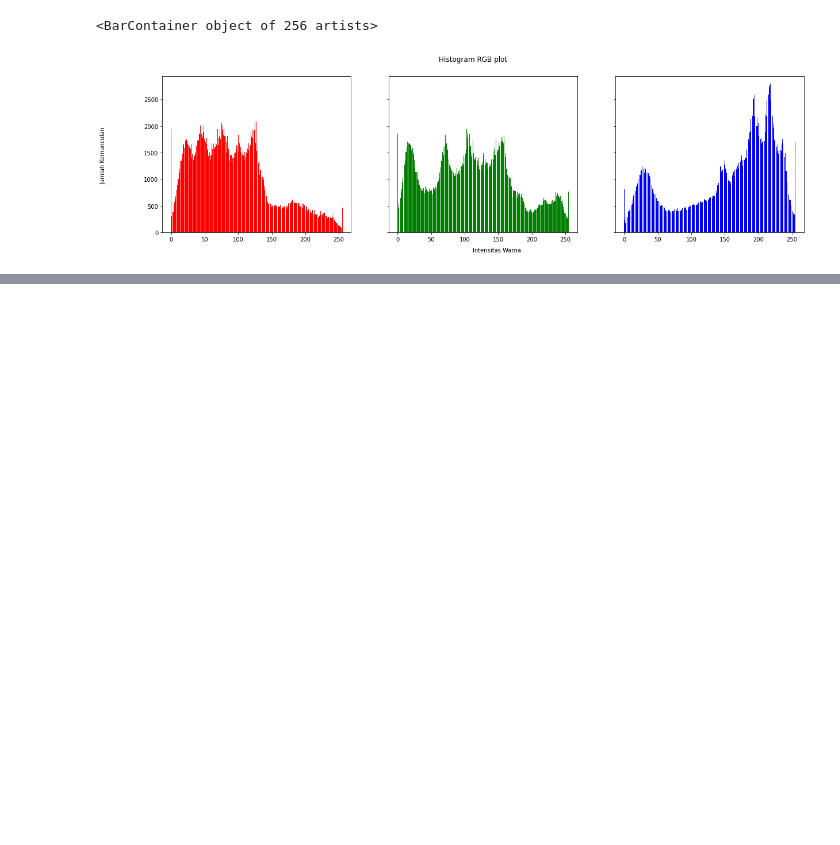
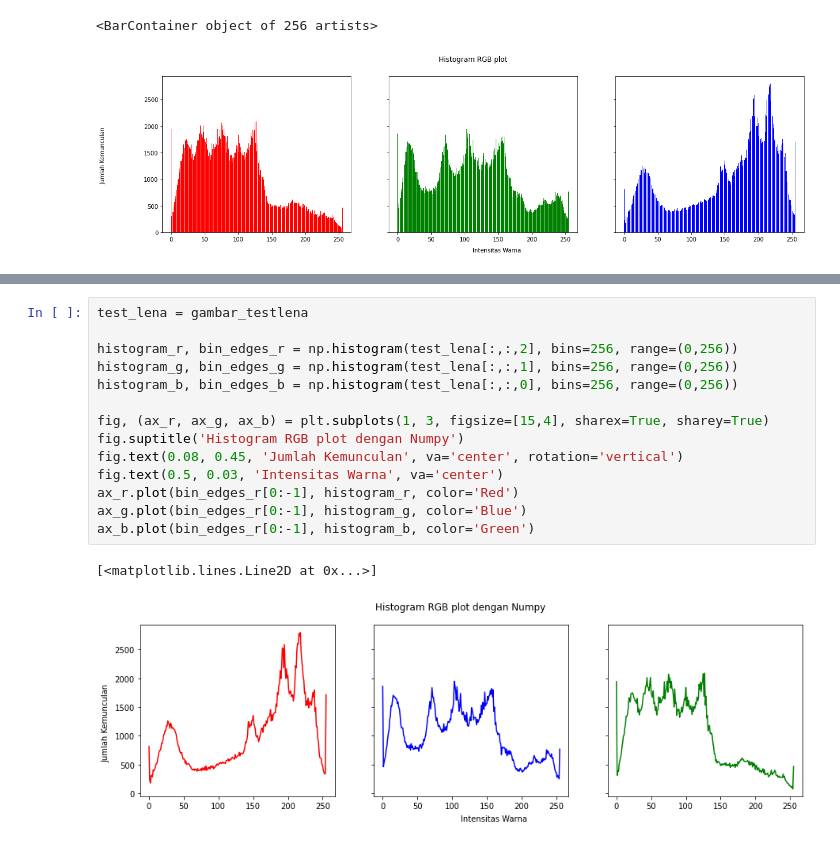
Before and after one commit to Zwarzen/PCVK_Genap_2022, a Jupyter notebook: week6.ipynb, the cells around one changed output, grey strips where cells are left out. Saved outputs shown, nothing was run; the diff lists cells and outputs as text; blank space fills up the shorter version.

```diff
--- a/week6.ipynb
+++ b/week6.ipynb
@@ -136,0 +42,17 @@ AttributeError: ignored
+# %%
+test_lena = gambar_testlena
+
+histogram_r, bin_edges_r = np.histogram(test_lena[:,:,2], bins=256, range=(0,256))
+histogram_g, bin_edges_g = np.histogram(test_lena[:,:,1], bins=256, range=(0,256))
+histogram_b, bin_edges_b = np.histogram(test_lena[:,:,0], bins=256, range=(0,256))
+
+fig, (ax_r, ax_g, ax_b) = plt.subplots(1, 3, figsize=[15,4], sharex=True, sharey=True)
+fig.suptitle('Histogram RGB plot dengan Numpy')
+fig.text(0.08, 0.45, 'Jumlah Kemunculan', va='center', rotation='vertical')
+fig.text(0.5, 0.03, 'Intensitas Warna', va='center')
+ax_r.plot(bin_edges_r[0:-1], histogram_r, color='Red')
+ax_g.plot(bin_edges_r[0:-1], histogram_g, color='Blue')
+ax_b.plot(bin_edges_r[0:-1], histogram_b, color='Green')
+# %% [output]
+[<matplotlib.lines.Line2D at 0x...>]
+[figure, added]
```
Also changed, not shown: parts of 2 cells of this notebook.
